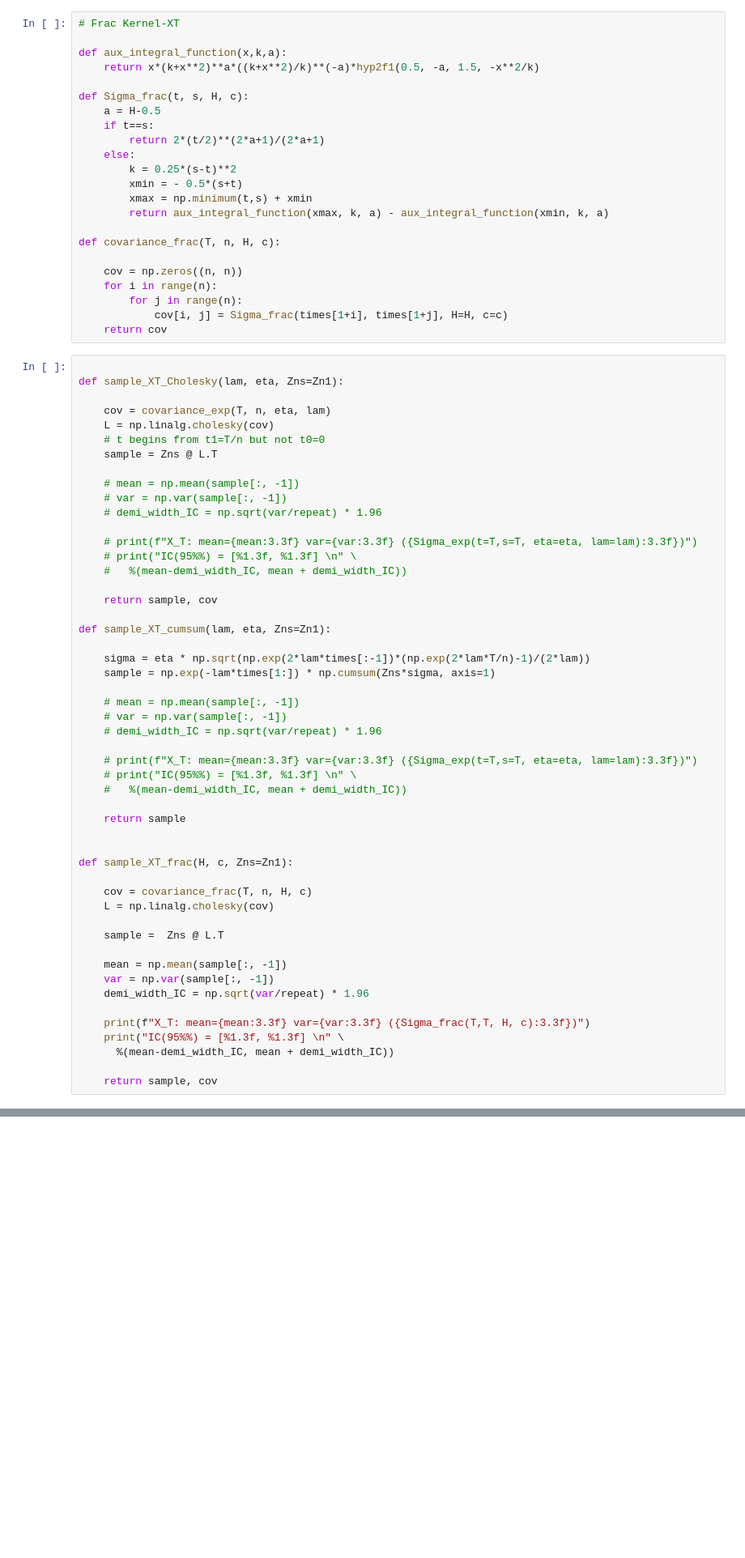
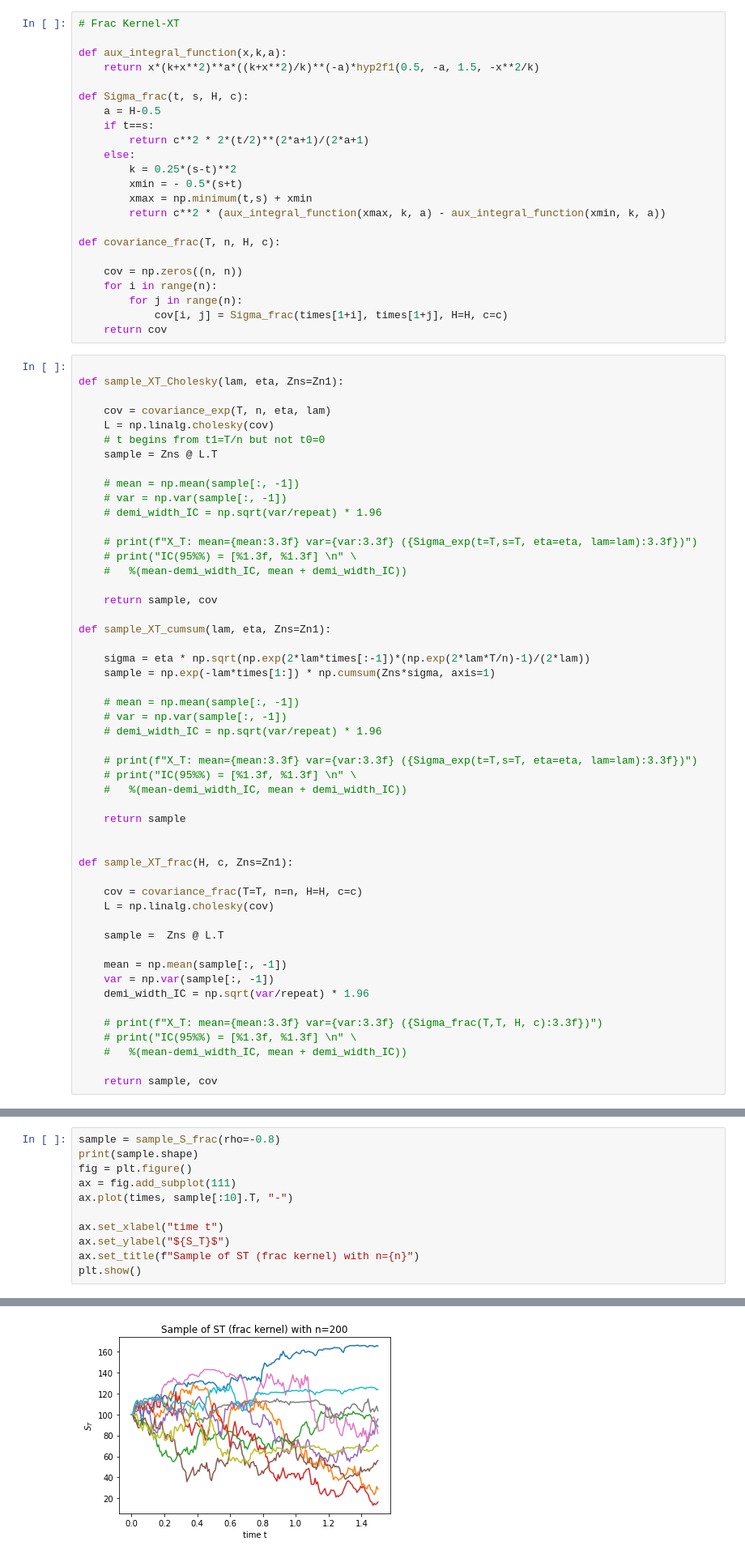
Before and after one commit to GearlessJohn/deep-pricing, a Jupyter notebook: src/simulation_Xt.ipynb, the cells around one changed output, grey strips where cells are left out. Shown at 81% size. Cells and saved outputs as stored; diff of their text form; blank space fills up the shorter version.

```diff
--- a/src/simulation_Xt.ipynb
+++ b/src/simulation_Xt.ipynb
@@ -45,12 +45,12 @@ def aux_integral_function(x,k,a):
 def Sigma_frac(t, s, H, c):
     a = H-0.5
     if t==s:
-        return 2*(t/2)**(2*a+1)/(2*a+1)
+        return c**2 * 2*(t/2)**(2*a+1)/(2*a+1)
     else:
         k = 0.25*(s-t)**2
         xmin = - 0.5*(s+t)
         xmax = np.minimum(t,s) + xmin
-        return aux_integral_function(xmax, k, a) - aux_integral_function(xmin, k, a)
+        return c**2 * (aux_integral_function(xmax, k, a) - aux_integral_function(xmin, k, a))
 
 def covariance_frac(T, n, H, c):
 
@@ -96,7 +96,7 @@ def sample_XT_cumsum(lam, eta, Zns=Zn1):
 
 def sample_XT_frac(H, c, Zns=Zn1):
 
-    cov = covariance_frac(T, n, H, c)
+    cov = covariance_frac(T=T, n=n, H=H, c=c)
     L = np.linalg.cholesky(cov)
 
     sample =  Zns @ L.T
@@ -105,9 +105,9 @@ def sample_XT_frac(H, c, Zns=Zn1):
     var = np.var(sample[:, -1])
     demi_width_IC = np.sqrt(var/repeat) * 1.96
 
-    print(f"X_T: mean={mean:3.3f} var={var:3.3f} ({Sigma_frac(T,T, H, c):3.3f})")
-    print("IC(95%%) = [%1.3f, %1.3f] \n" \
-      %(mean-demi_width_IC, mean + demi_width_IC))
+    # print(f"X_T: mean={mean:3.3f} var={var:3.3f} ({Sigma_frac(T,T, H, c):3.3f})")
+    # print("IC(95%%) = [%1.3f, %1.3f] \n" \
+    #   %(mean-demi_width_IC, mean + demi_width_IC))
 
     return sample, cov
 # %%
@@ -214,0 +223,12 @@ IC(95%) = [99.822, 100.460]
+# %%
+sample = sample_S_frac(rho=-0.8)
+print(sample.shape)
+fig = plt.figure()
+ax = fig.add_subplot(111)
+ax.plot(times, sample[:10].T, "-")
+
+ax.set_xlabel("time t")
+ax.set_ylabel("${S_T}$")
+ax.set_title(f"Sample of ST (frac kernel) with n={n}")
+plt.show()
+# %% [output]
@@ -214,0 +236 @@ IC(95%) = [99.822, 100.460]
+[figure, added]
```
Also changed, not shown: parts of 13 cells of this notebook.
